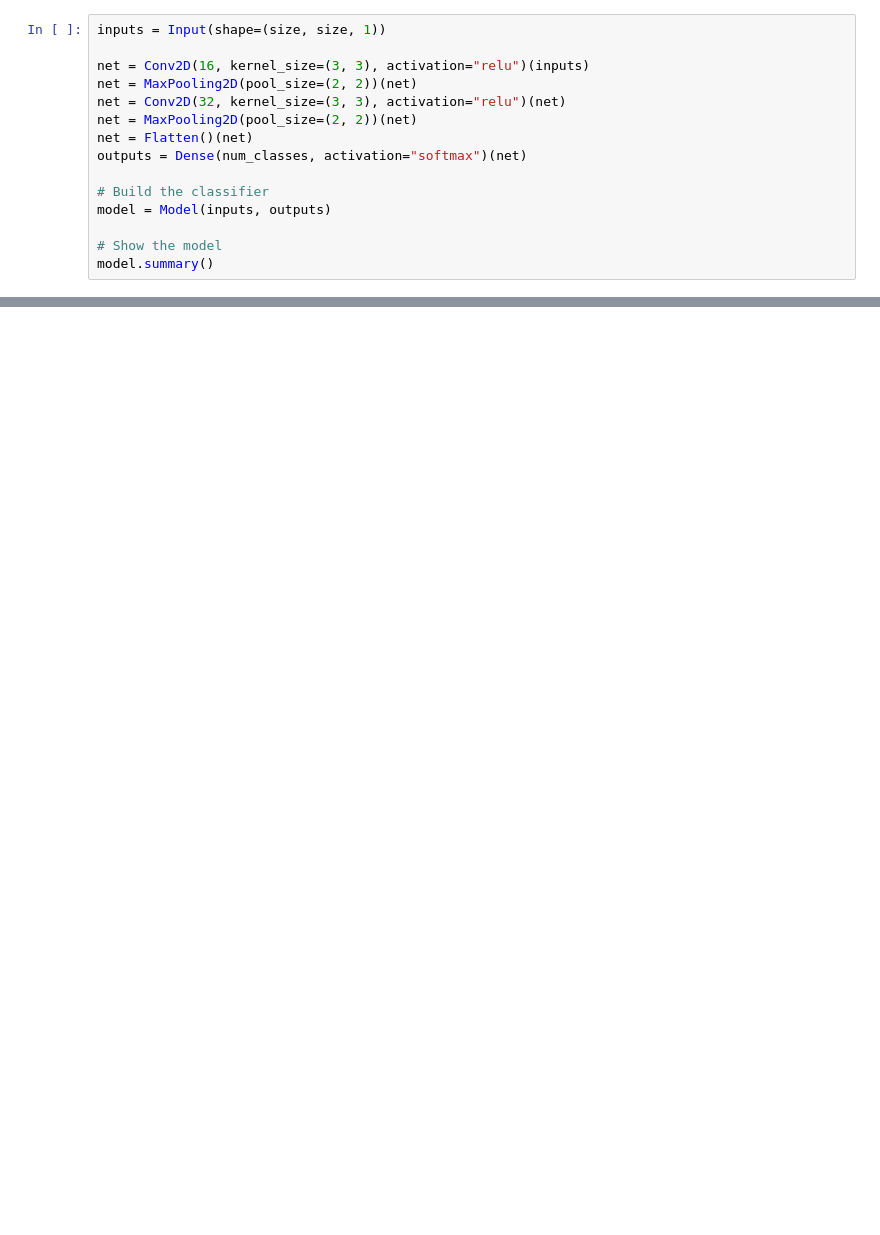
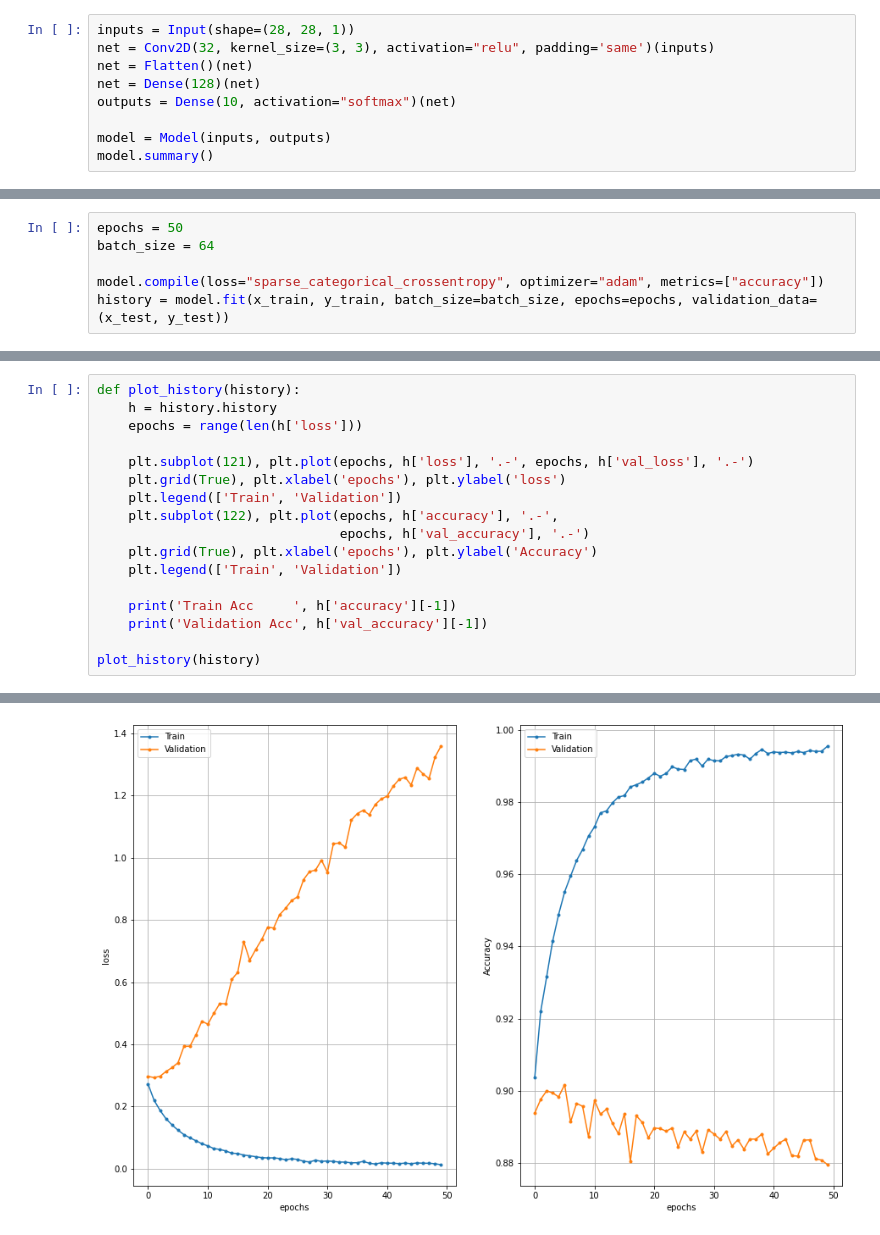
Before and after one commit to ALEXVNDRZARUBIN/CV_Homeworks, a Jupyter notebook: Homework14_Zarubin.ipynb, the cells around one changed output, grey strips where cells are left out. Cells and saved outputs as stored; diff of their text form; blank space fills up the shorter version.

```diff
--- a/Homework14_Zarubin.ipynb
+++ b/Homework14_Zarubin.ipynb
@@ -58,15 +60,9 @@ Sample dims:  (50000, 32, 32, 3)
 # %%
-inputs = Input(shape=(size, size, 1))
+inputs = Input(shape=(28, 28, 1))
+net = Conv2D(32, kernel_size=(3, 3), activation="relu", padding='same')(inputs)
+net = Flatten()(net)
+net = Dense(128)(net)
+outputs = Dense(10, activation="softmax")(net)
 
-net = Conv2D(16, kernel_size=(3, 3), activation="relu")(inputs)
-net = MaxPooling2D(pool_size=(2, 2))(net)
-net = Conv2D(32, kernel_size=(3, 3), activation="relu")(net)
-net = MaxPooling2D(pool_size=(2, 2))(net)
-net = Flatten()(net)
-outputs = Dense(num_classes, activation="softmax")(net)
-
-# Build the classifier
 model = Model(inputs, outputs)
-
-# Show the model
 model.summary()
@@ -72,0 +89,6 @@ model.summary()
+# %%
+epochs = 50
+batch_size = 64
+
+model.compile(loss="sparse_categorical_crossentropy", optimizer="adam", metrics=["accuracy"])
+history = model.fit(x_train, y_train, batch_size=batch_size, epochs=epochs, validation_data=(x_test, y_test))
@@ -72,0 +113,18 @@ model.summary()
+# %%
+def plot_history(history):
+    h = history.history
+    epochs = range(len(h['loss']))
+
+    plt.subplot(121), plt.plot(epochs, h['loss'], '.-', epochs, h['val_loss'], '.-')
+    plt.grid(True), plt.xlabel('epochs'), plt.ylabel('loss')
+    plt.legend(['Train', 'Validation'])
+    plt.subplot(122), plt.plot(epochs, h['accuracy'], '.-',
+                               epochs, h['val_accuracy'], '.-')
+    plt.grid(True), plt.xlabel('epochs'), plt.ylabel('Accuracy')
+    plt.legend(['Train', 'Validation'])
+
+    print('Train Acc     ', h['accuracy'][-1])
+    print('Validation Acc', h['val_accuracy'][-1])
+
+plot_history(history)
+# %% [output]
@@ -72,0 +133 @@ model.summary()
+[figure, added]
```
Also changed, not shown: parts of 19 cells of this notebook.
